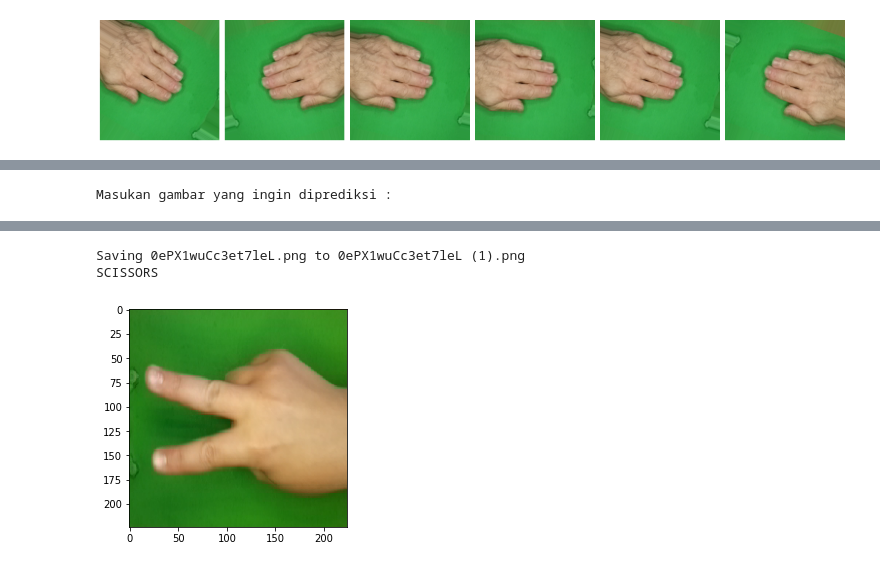
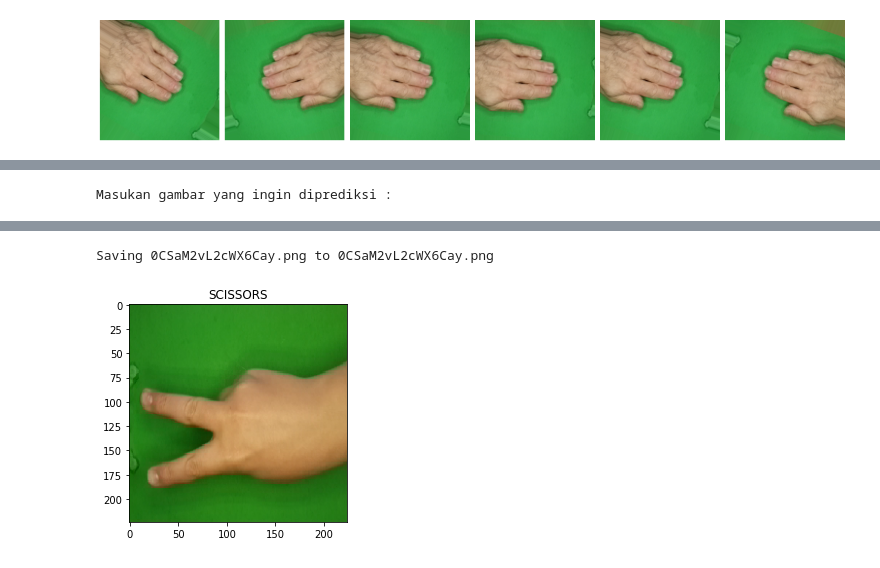
Before and after one commit to refaaksi/ML-dicoding, a Jupyter notebook: Belajar Machine Learning untuk Pemula/ML_Pemula_dicoding_Submission_Refa_Rupaksi.ipynb, the cells around one changed output, grey strips where cells are left out. Cells and saved outputs as stored; diff of their text form; code cells hidden in the pictures.

```diff
--- a/Belajar Machine Learning untuk Pemula/ML_Pemula_dicoding_Submission_Refa_Rupaksi.ipynb
+++ b/Belajar Machine Learning untuk Pemula/ML_Pemula_dicoding_Submission_Refa_Rupaksi.ipynb
@@ -264,40 +259,39 @@ plt.show()
 # %%
 import numpy as np
 from google.colab import files
 from keras.preprocessing import image
 
 print('Masukan gambar yang ingin diprediksi : ')
 uploaded = files.upload()
 
 def normalize_img(image):
    return tf.cast(image, tf.float32)/255
 
 for fn in uploaded.keys():
 
   # Memprediksi gambar melalui input file
   path = fn
   img = image.load_img(path, target_size=(224,224))
-  imgplot = plt.imshow(img)
+  plt.imshow(img)
   x = image.img_to_array(img)
   x = np.expand_dims(x, axis=0)
   x = normalize_img(x)
 
   images = np.vstack([x])
   classes = model.predict(images)
   classes = np.argmax(classes)
 
   if classes==0:
-    print('PAPER')
+    plt.title('PAPER')
   elif classes==1:
-    print('ROCK')
+    plt.title('ROCK')
   else:
-    print('SCISSORS')
+    plt.title('SCISSORS')
 # %% [output]
 Masukan gambar yang ingin diprediksi :
 [interactive output not drawn]
-Saving 0ePX1wuCc3et7leL.png to 0ePX1wuCc3et7leL (1).png
-SCISSORS
+Saving 0CSaM2vL2cWX6Cay.png to 0CSaM2vL2cWX6Cay.png
-[figure, old version]
+[figure, new version]
 # %%
 # import numpy as np
 # import cv2
```
Also changed, not shown: parts of 7 cells of this notebook.
